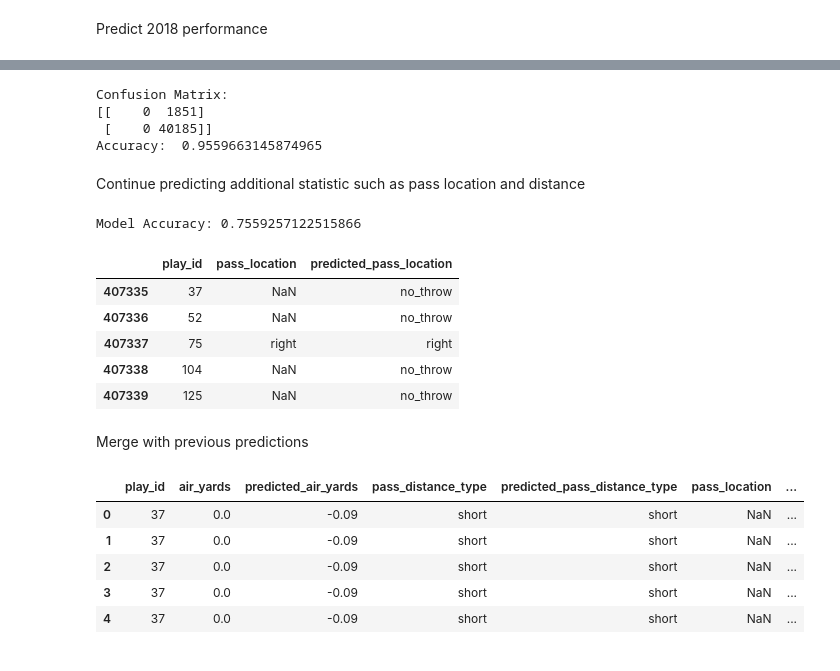
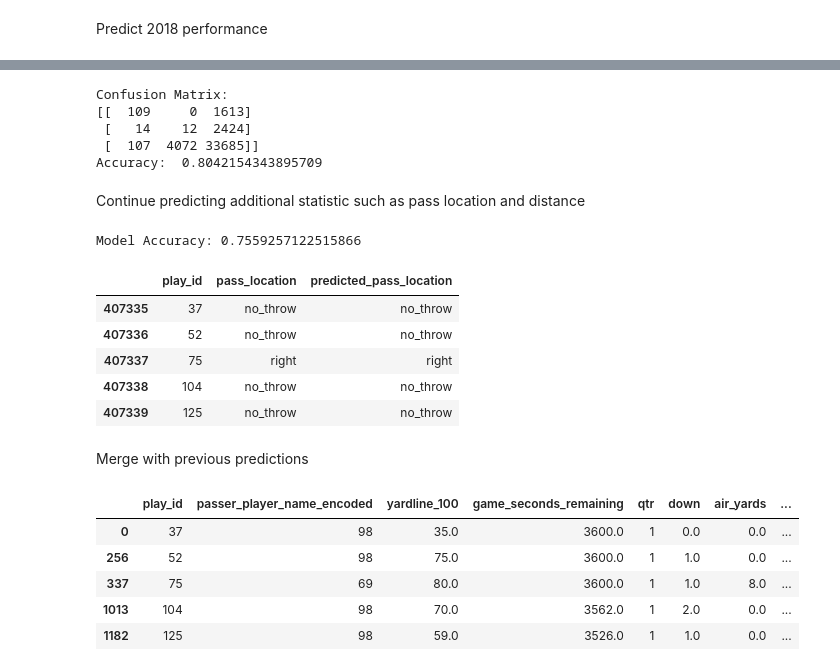
Before and after one commit to brandonliu12/nfl-qb-prediction, a Jupyter notebook: Project_4.ipynb, the cells around one changed output, grey strips where cells are left out. Saved outputs shown, nothing was run; the diff lists cells and outputs as text; code cells hidden in the pictures.

```diff
--- a/Project_4.ipynb
+++ b/Project_4.ipynb
@@ -63,10 +65,14 @@ See the caveats in the documentation: https://pandas.pydata.org/pandas-docs/stab
 # %%
 df_2018['passer_player_name_encoded'] = encoder.fit_transform(df_2018['passer_player_name'])
 
+
 df_selected_2018 = df_2018[relevant_columns + ['play_id']]
+df_selected_2018['pass_location'].fillna('no_throw', inplace=True)
+
 
 # Get list of categorical columns
 categorical_cols = df_selected_2018.select_dtypes(include=['object']).columns
+
 
 # Create dummy variables for all categorical columns in 2018 dataframe
 df_dummies_2018 = pd.get_dummies(df_selected_2018[categorical_cols])
@@ -162,12 +172,13 @@ R-squared: 0.3519834133113009
 # %%
-predicted_df = df_2018[['play_id','air_yards', 'predicted_air_yards']]
+predicted_df = df_2018[['play_id','passer_player_name_encoded', 'yardline_100','game_seconds_remaining','qtr', 'down','air_yards', 'predicted_air_yards']].copy()
 
 predicted_df['pass_distance_type'] = 'short'  # default value
 predicted_df.loc[predicted_df['air_yards'] > 20, 'pass_distance_type'] = 'long'
 predicted_df.loc[predicted_df['air_yards'] < 0, 'pass_distance_type'] = 'no_throw'
+
 predicted_df['predicted_pass_distance_type'] = 'short'  # default value
-predicted_df.loc[predicted_df['predicted_air_yards'] > 20, 'pass_distance_type'] = 'long'
-predicted_df.loc[predicted_df['predicted_air_yards'] < 0, 'pass_distance_type'] = 'no_throw'
+predicted_df.loc[predicted_df['predicted_air_yards'] > 20, 'predicted_pass_distance_type'] = 'long'
+predicted_df.loc[predicted_df['predicted_air_yards'] < 0, 'predicted_pass_distance_type'] = 'no_throw'
 
 predicted_df.head()
 # %% [output]
@@ -187,9 +203,10 @@ accuracy = accuracy_score(y_true, y_pred)
 print("Accuracy: ", accuracy)
 # %% [output]
 Confusion Matrix:
-[[    0  1851]
- [    0 40185]]
-Accuracy:  0.9559663145874965
+[[  109     0  1613]
+ [   14    12  2424]
+ [  107  4072 33685]]
+Accuracy:  0.8042154343895709
 # %% [markdown]
 Continue predicting additional statistic such as pass location and distance
 # %%
@@ -224,7 +241,7 @@ accuracy = accuracy_score(y_test_loc, y_pred_loc)
 print(f"Model Accuracy: {accuracy}")
 
 # Separate the features from the target variable in df_2018 for pass location
-features_2018_loc = df_combined_2018.drop(['pass_location_left', 'pass_location_middle', 'pass_location_right', 'play_id'], axis=1)
+features_2018_loc = df_combined_2018.drop(['pass_location_left', 'pass_location_middle', 'pass_location_right',  'pass_location_no_throw','play_id'], axis=1)
 
 # Use the trained classifier to predict 'pass_location' for df_2018
 predictions_2018_loc = random_forest_classifier.predict(features_2018_loc)
@@ -238,20 +255,22 @@ pass_location_predicted_df.head()
 # %% [output]
 Model Accuracy: 0.7559257122515866
 |  | play_id | pass_location | predicted_pass_location |
-| 407335 | 37 | NaN | no_throw |
-| 407336 | 52 | NaN | no_throw |
+| 407335 | 37 | no_throw | no_throw |
+| 407336 | 52 | no_throw | no_throw |
 | 407337 | 75 | right | right |
-| 407338 | 104 | NaN | no_throw |
-| 407339 | 125 | NaN | no_throw |
+| 407338 | 104 | no_throw | no_throw |
+| 407339 | 125 | no_throw | no_throw |
 # %% [markdown]
 Merge with previous predictions
 # %%
-final_predicted_df = pd.merge(predicted_df, pass_location_predicted_df, how='left', on='play_id')
+final_predicted_df = pd.merge(predicted_df, pass_location_predicted_df, how='outer', on='play_id')
+final_predicted_df = final_predicted_df.drop_duplicates(subset='play_id')
+final_predicted_df['passer_player_name'] = encoder.inverse_transform(final_predicted_df['passer_player_name_encoded'])
 final_predicted_df.head()
 # %% [output]
-|  | play_id | air_yards | predicted_air_yards | pass_distance_type | predicted_pass_distance_type | pass_location | ... |
-| 0 | 37 | 0.0 | -0.09 | short | short | NaN | ... |
-| 1 | 37 | 0.0 | -0.09 | short | short | NaN | ... |
-| 2 | 37 | 0.0 | -0.09 | short | short | NaN | ... |
-| 3 | 37 | 0.0 | -0.09 | short | short | NaN | ... |
-| 4 | 37 | 0.0 | -0.09 | short | short | NaN | ... |
+|  | play_id | passer_player_name_encoded | yardline_100 | game_seconds_remaining | qtr | down | air_yards | ... |
+| 0 | 37 | 98 | 35.0 | 3600.0 | 1 | 0.0 | 0.0 | ... |
+| 256 | 52 | 98 | 75.0 | 3600.0 | 1 | 1.0 | 0.0 | ... |
+| 337 | 75 | 69 | 80.0 | 3600.0 | 1 | 1.0 | 8.0 | ... |
+| 1013 | 104 | 98 | 70.0 | 3562.0 | 1 | 2.0 | 0.0 | ... |
+| 1182 | 125 | 98 | 59.0 | 3526.0 | 1 | 1.0 | 0.0 | ... |
```
Also changed, not shown: parts of 6 cells of this notebook.
